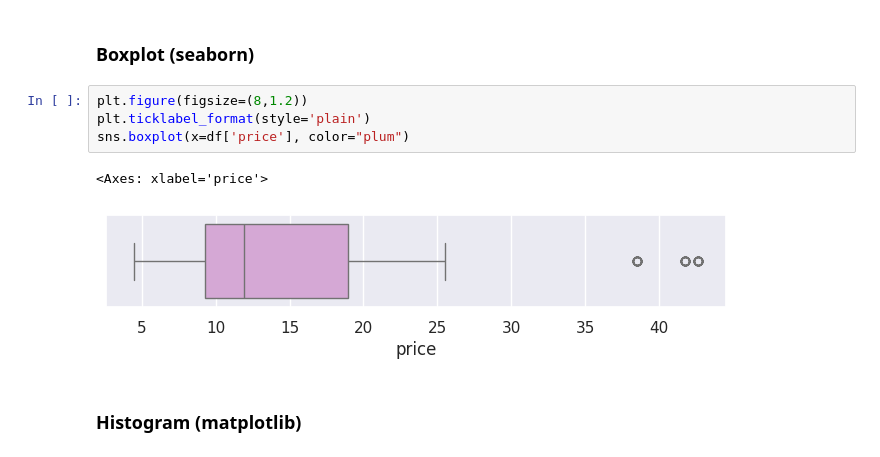
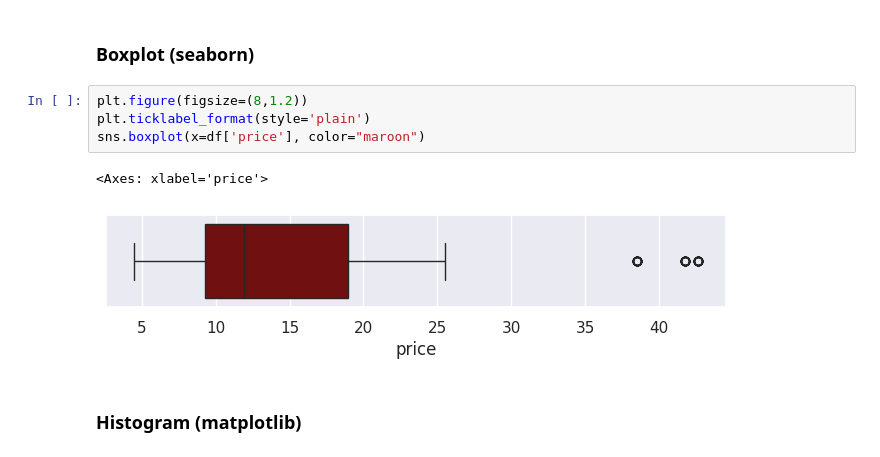
Before and after one commit to selintyrs/wine_analysis, a Jupyter notebook: notebooks/exploratory_data_analysis.ipynb, the cells around one changed output. Saved outputs shown, nothing was run; the diff lists cells and outputs as text.

```diff
--- a/notebooks/exploratory_data_analysis.ipynb
+++ b/notebooks/exploratory_data_analysis.ipynb
@@ -314,10 +314,10 @@ plt.show()
 # %%
 plt.figure(figsize=(8,1.2))
 plt.ticklabel_format(style='plain')
-sns.boxplot(x=df['price'], color="plum")
+sns.boxplot(x=df['price'], color="maroon")
 # %% [output]
 <Axes: xlabel='price'>
-[figure, old version]
+[figure, new version]
 # %% [markdown]
 ### Histogram  (matplotlib)
 # %%
```
Also changed, not shown: parts of 7 cells of this notebook, 4 other files.
